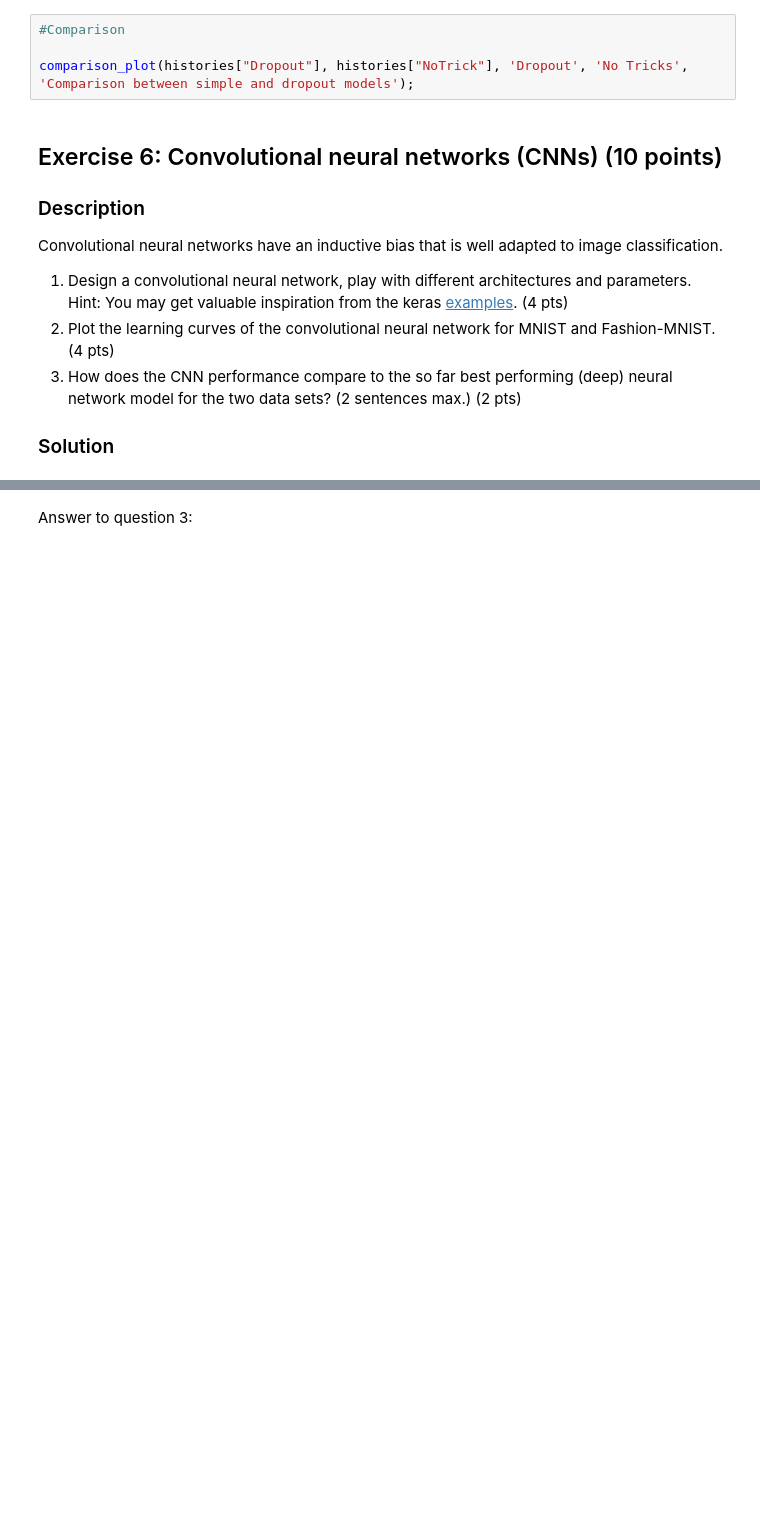
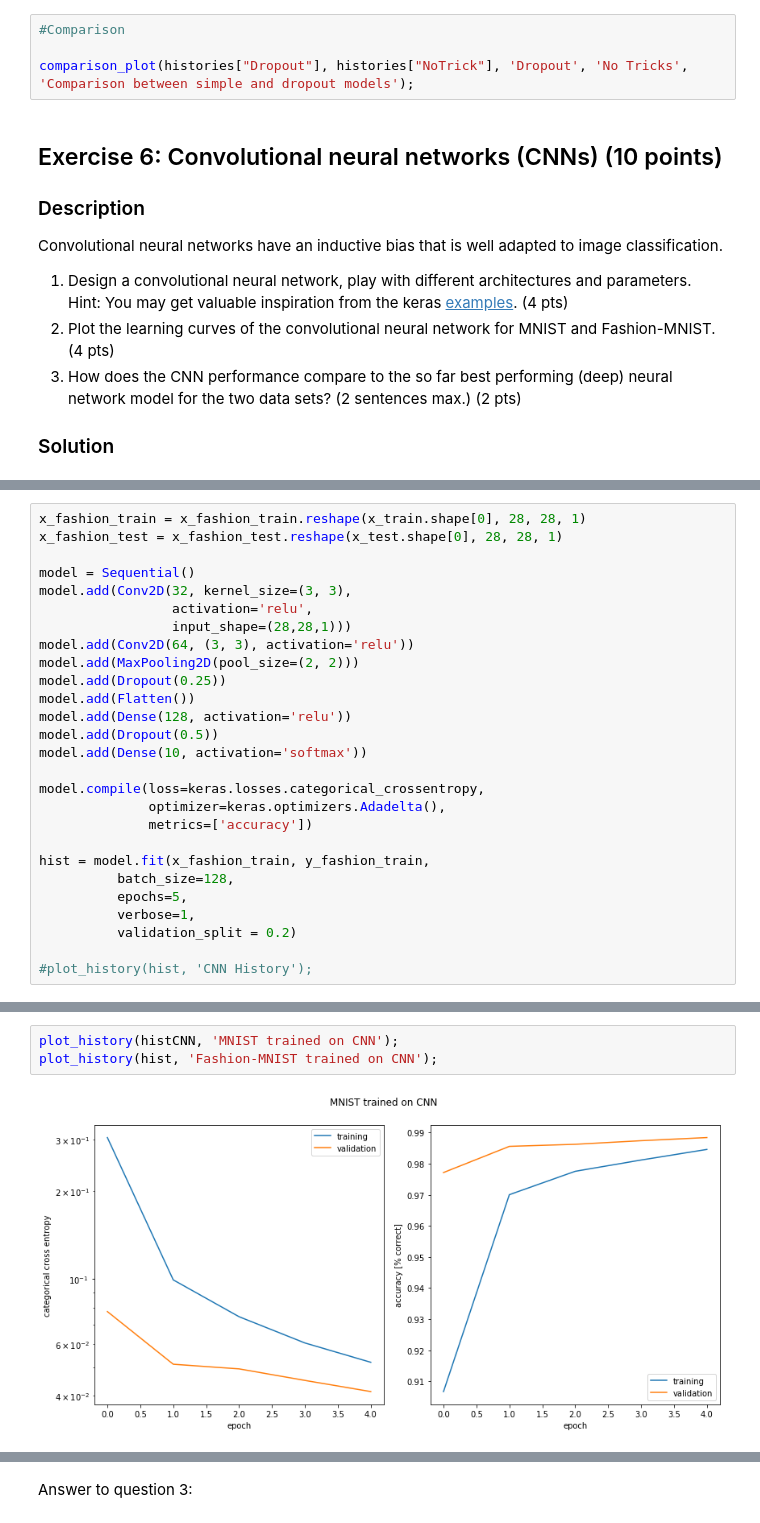
Before and after one commit to FrancescoPase/ANN, a Jupyter notebook: miniproject1.ipynb, the cells around one changed output, grey strips where cells are left out. Cells and saved outputs as stored; diff of their text form; blank space fills up the shorter version.

```diff
--- a/miniproject1.ipynb
+++ b/miniproject1.ipynb
@@ -512,0 +577,27 @@ Convolutional neural networks have an inductive bias that is well adapted to ima
+# %%
+x_fashion_train = x_fashion_train.reshape(x_train.shape[0], 28, 28, 1)
+x_fashion_test = x_fashion_test.reshape(x_test.shape[0], 28, 28, 1)
+
+model = Sequential()
+model.add(Conv2D(32, kernel_size=(3, 3),
+                 activation='relu',
+                 input_shape=(28,28,1)))
+model.add(Conv2D(64, (3, 3), activation='relu'))
+model.add(MaxPooling2D(pool_size=(2, 2)))
+model.add(Dropout(0.25))
+model.add(Flatten())
+model.add(Dense(128, activation='relu'))
+model.add(Dropout(0.5))
+model.add(Dense(10, activation='softmax'))
+
+model.compile(loss=keras.losses.categorical_crossentropy,
+              optimizer=keras.optimizers.Adadelta(),
+              metrics=['accuracy'])
+
+hist = model.fit(x_fashion_train, y_fashion_train,
+          batch_size=128,
+          epochs=5,
+          verbose=1,
+          validation_split = 0.2)
+
+#plot_history(hist, 'CNN History');
@@ -512,0 +616,5 @@ Convolutional neural networks have an inductive bias that is well adapted to ima
+# %%
+plot_history(histCNN, 'MNIST trained on CNN');
+plot_history(hist, 'Fashion-MNIST trained on CNN');
+# %% [output]
+[figure, added]
```
Also changed, not shown: parts of 6 cells of this notebook.
